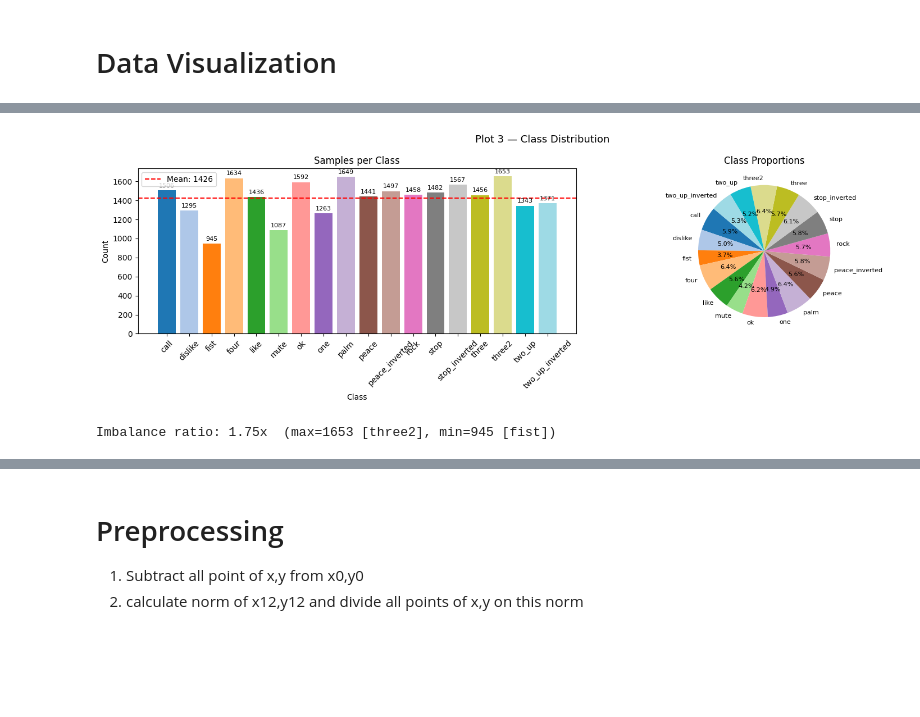
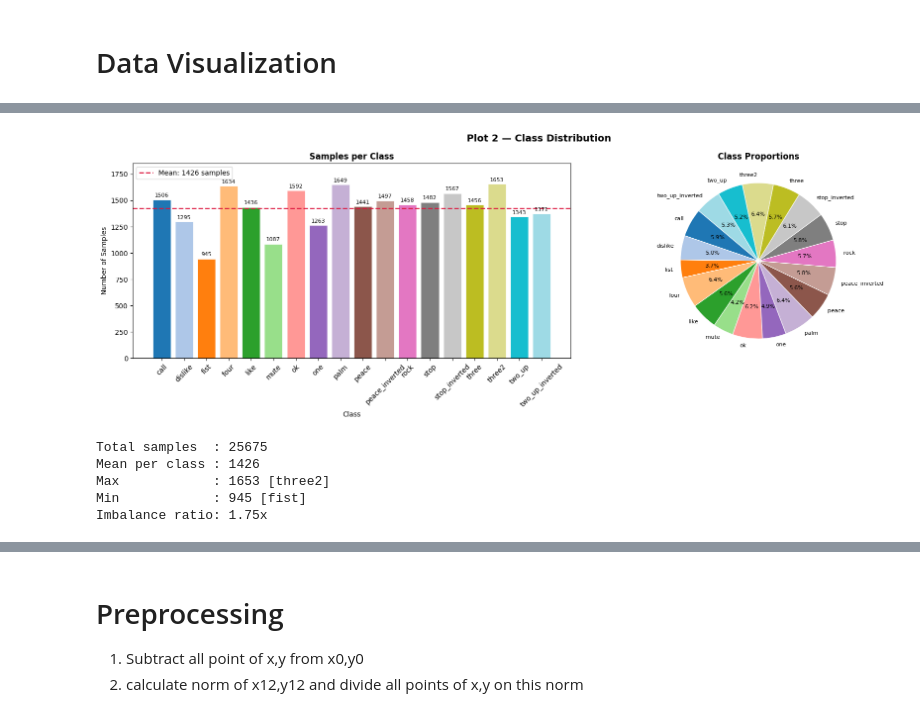
Before and after one commit to mohammedrefai20/Hand-Gesture-Classification, a Jupyter notebook: ML_Project.ipynb, the cells around one changed output, grey strips where cells are left out. Cells and saved outputs as stored; diff of their text form; code cells hidden in the pictures; blank space fills up the shorter version.

Commit message:
Visualize Data

```diff
--- a/ML_Project.ipynb
+++ b/ML_Project.ipynb
@@ -7,8 +7,8 @@ import seaborn as sns
 import matplotlib.pyplot as plt
 import plotly.express as px
 # %%
-df = pd.read_csv('hand_landmarks_data.csv')
-df.head()
+df_orig = pd.read_csv('hand_landmarks_data.csv')
+df_orig.head()
 # %% [output]
 |  | x1 | y1 | z1 | x2 | y2 | z2 | x3 | y3 | z3 | x4 | ... | ... |
 | 0 | 262.669968 | 257.304901 | -3.649205e-07 | 257.417542 | 247.109055 | 0.004224 | 246.882957 | 241.716827 | 0.005798 | 236.384537 | ... | ... |
@@ -25,6 +25,6 @@ array(['call', 'dislike', 'fist', 'four', 'like', 'mute', 'ok', 'one',
        'three', 'three2', 'two_up', 'two_up_inverted'], dtype=object)
 # %%
 from sklearn.model_selection import train_test_split
-X=df.drop('label', axis=1)
-y=df['label']
+X=df_orig.drop('label', axis=1)
+y=df_orig['label']
 # %%
@@ -116,38 +109,60 @@ plt.show()
 # %%
 counts = pd.Series(y).value_counts().sort_index()
+mean_count = counts.mean()
 
-fig, axes = plt.subplots(1, 2, figsize=(16, 5))
+fig, axes = plt.subplots(1, 2, figsize=(18, 6))
 
-# Bar chart
+# ── Bar plot ──────────────────────────────────────────────────────
+bar_colors = [color_map[c] for c in counts.index]
 bars = axes[0].bar(counts.index, counts.values,
-                   color=[color_map[c] for c in counts.index])
+                   color=bar_colors, edgecolor='white', linewidth=0.5)
+
+# Count label on top of each bar
 for bar, count in zip(bars, counts.values):
-    axes[0].text(bar.get_x() + bar.get_width()/2, bar.get_height() + 20,
-                 str(count), ha='center', va='bottom', fontsize=8)
-axes[0].axhline(counts.mean(), color='red', linestyle='--',
-                label=f'Mean: {int(counts.mean())}')
-axes[0].set_title("Samples per Class")
-axes[0].set_xlabel("Class")
-axes[0].set_ylabel("Count")
+    axes[0].text(
+        bar.get_x() + bar.get_width() / 2,
+        bar.get_height() + max(counts) * 0.01,
+        str(count), ha='center', va='bottom', fontsize=8
+    )
+
+# Mean horizontal line
+axes[0].axhline(mean_count, color='crimson', linestyle='--', linewidth=1.8,
+                label=f'Mean: {mean_count:.0f} samples')
+axes[0].set_title('Samples per Class', fontsize=12, fontweight='bold')
+axes[0].set_xlabel('Class')
+axes[0].set_ylabel('Number of Samples')
 axes[0].tick_params(axis='x', rotation=45)
-axes[0].legend()
+axes[0].legend(fontsize=10)
+axes[0].set_ylim(0, counts.max() * 1.12)
 
-# Pie chart — proportion view
-axes[1].pie(counts.values, labels=counts.index, autopct='%1.1f%%',
-            colors=[color_map[c] for c in counts.index],
-            startangle=140, textprops={'fontsize': 8})
-axes[1].set_title("Class Proportions")
+# ── Pie plot ──────────────────────────────────────────────────────
+axes[1].pie(
+    counts.values,
+    labels=counts.index,
+    autopct='%1.1f%%',
+    colors=bar_colors,
+    startangle=140,
+    textprops={'fontsize': 8},
+    wedgeprops={'edgecolor': 'white', 'linewidth': 0.8}
+)
+axes[1].set_title('Class Proportions', fontsize=12, fontweight='bold')
 
-plt.suptitle("Plot 3 — Class Distribution", fontsize=13)
+plt.suptitle('Plot 2 — Class Distribution', fontsize=14,
+             fontweight='bold')
 plt.tight_layout()
-plt.savefig("plot3_class_distribution.png", dpi=150)
+plt.savefig('plot2_class_distribution.png', dpi=150, bbox_inches='tight')
 plt.show()
 
-imbalance = counts.max() / counts.min()
-print(f"\nImbalance ratio: {imbalance:.2f}x  "
-      f"(max={counts.max()} [{counts.idxmax()}], "
-      f"min={counts.min()} [{counts.idxmin()}])")
+print(f'Total samples  : {len(y)}')
+print(f'Mean per class : {mean_count:.0f}')
+print(f'Max            : {counts.max()} [{counts.idxmax()}]')
+print(f'Min            : {counts.min()} [{counts.idxmin()}]')
+print(f'Imbalance ratio: {counts.max()/counts.min():.2f}x')
 # %% [output]
-[figure, old version]
+[figure, new version]
-Imbalance ratio: 1.75x  (max=1653 [three2], min=945 [fist])
+Total samples  : 25675
+Mean per class : 1426
+Max            : 1653 [three2]
+Min            : 945 [fist]
+Imbalance ratio: 1.75x
 # %%
```
Also changed, not shown: parts of 32 cells of this notebook.
